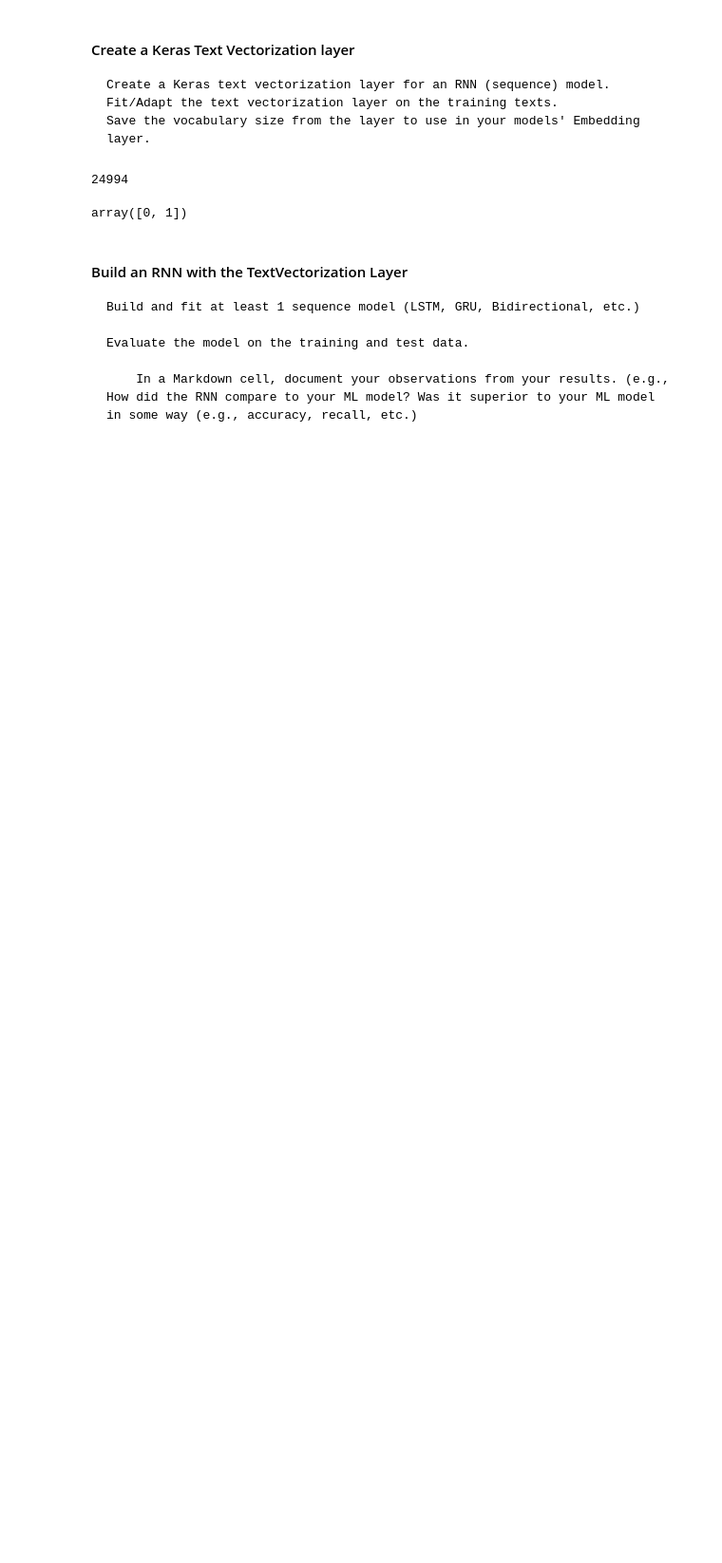
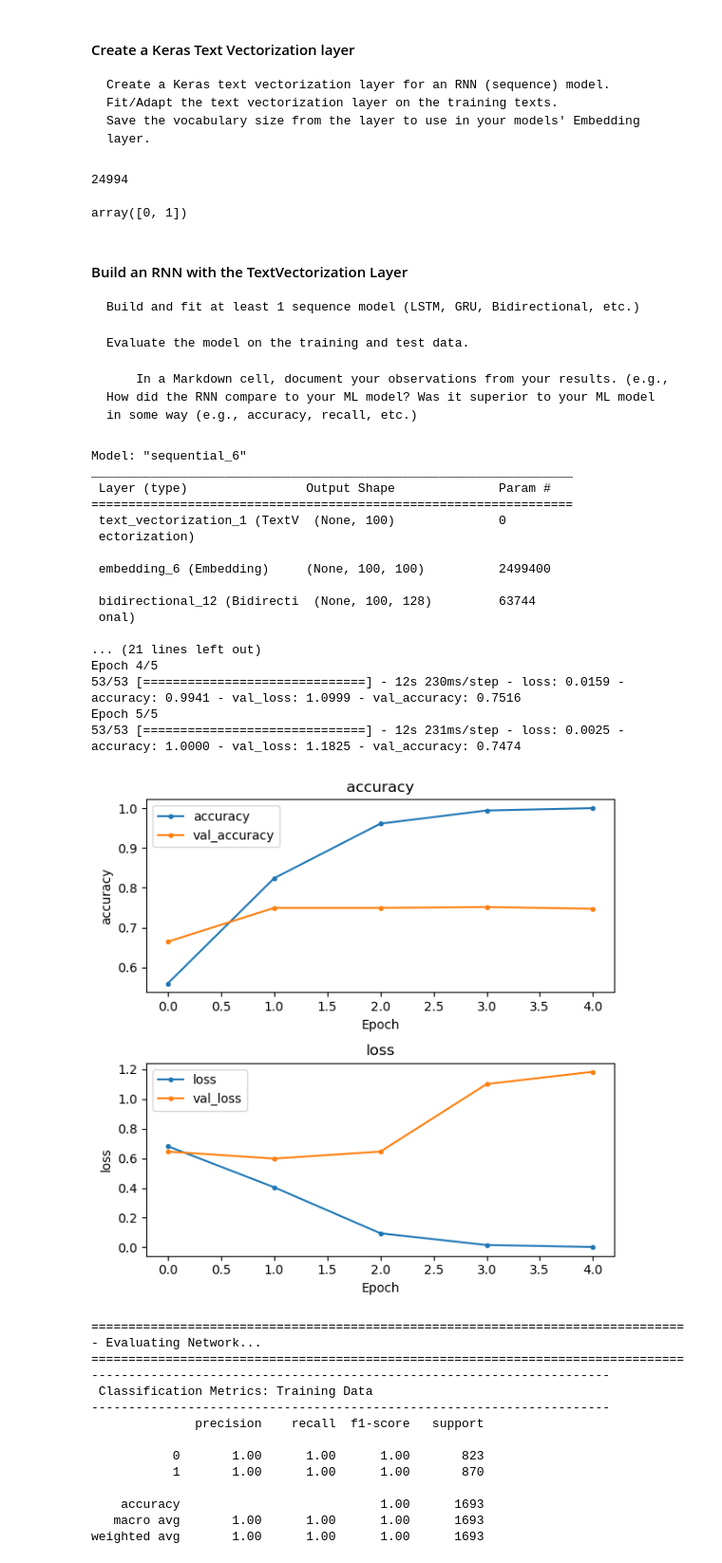
Before and after one commit to EhLeeOod/movie-project, a Jupyter notebook: part-6-review-classification.ipynb, the cells around one changed output. Shown at 95% size. Cells and saved outputs as stored; diff of their text form; code cells hidden in the pictures; blank space fills up the shorter version.

```diff
--- a/part-6-review-classification.ipynb
+++ b/part-6-review-classification.ipynb
@@ -467,3 +627,81 @@ array([0, 1])
     Evaluate the model on the training and test data.
 
         In a Markdown cell, document your observations from your results. (e.g., How did the RNN compare to your ML model? Was it superior to your ML model in some way (e.g., accuracy, recall, etc.)
+# %%
+def build_gru_model_bi_pool(text_vectorization_layer):
+
+    gru_model_bi_pool = Sequential([
+        text_vectorization_layer,
+        layers.Embedding(input_dim=VOCAB_SIZE,
+                      output_dim=EMBED_DIM,
+                      input_length=SEQUENCE_LENGTH)])
+
+    # Add bidirectional component to GRU layer
+    gru_model_bi_pool.add(layers.Bidirectional(layers.GRU(64, return_sequences = True)))
+    gru_model_bi_pool.add(layers.Dropout(.2))
+    gru_model_bi_pool.add(layers.Bidirectional(layers.GRU(64, return_sequences = True)))
+    # Add a pooling layer *new
+    gru_model_bi_pool.add(layers.GlobalMaxPooling1D())
+
+    # Output layer
+    gru_model_bi_pool.add(layers.Dense(len(classes), activation='softmax'))
+
+    optimizer = optimizers.legacy.Adam()
+    gru_model_bi_pool.compile(optimizer=optimizer,
+                  loss='sparse_categorical_crossentropy', metrics=['accuracy'])
+    gru_model_bi_pool.summary()
+    return gru_model_bi_pool
+
+#Include callbacks
+def get_callbacks(patience=3, monitor='val_accuracy'):
+    early_stop = tf.keras.callbacks.EarlyStopping(patience=patience, monitor=monitor)
+    return [early_stop]
+# %%
+EMBED_DIM = 100
+#Build the model
+model = build_gru_model_bi_pool(sequence_vectorizer)
+# Fit the model
+EPOCHS = 5#30
+history = model.fit(
+    train_ds,
+    epochs=EPOCHS,
+    validation_data=val_ds,
+    callbacks=get_callbacks(),
+)
+# Evaluate the model
+results = evaluate_classification_network(
+    model, X_train=train_ds,
+    X_test=test_ds, history=history);
+# %% [output]
+Model: "sequential_6"
+_________________________________________________________________
+ Layer (type)                Output Shape              Param #
+=================================================================
+ text_vectorization_1 (TextV  (None, 100)              0
+ ectorization)
+
+ embedding_6 (Embedding)     (None, 100, 100)          2499400
+
+ bidirectional_12 (Bidirecti  (None, 100, 128)         63744
+ onal)
+
+... (21 lines left out)
+Epoch 4/5
+53/53 [==============================] - 12s 230ms/step - loss: 0.0159 - accuracy: 0.9941 - val_loss: 1.0999 - val_accuracy: 0.7516
+Epoch 5/5
+53/53 [==============================] - 12s 231ms/step - loss: 0.0025 - accuracy: 1.0000 - val_loss: 1.1825 - val_accuracy: 0.7474
+[figure, added]
+================================================================================
+- Evaluating Network...
+================================================================================
+----------------------------------------------------------------------
+ Classification Metrics: Training Data
+----------------------------------------------------------------------
+              precision    recall  f1-score   support
+
+           0       1.00      1.00      1.00       823
+           1       1.00      1.00      1.00       870
+
+    accuracy                           1.00      1693
+   macro avg       1.00      1.00      1.00      1693
+weighted avg       1.00      1.00      1.00      1693
```
Also changed, not shown: parts of 4 cells of this notebook.
